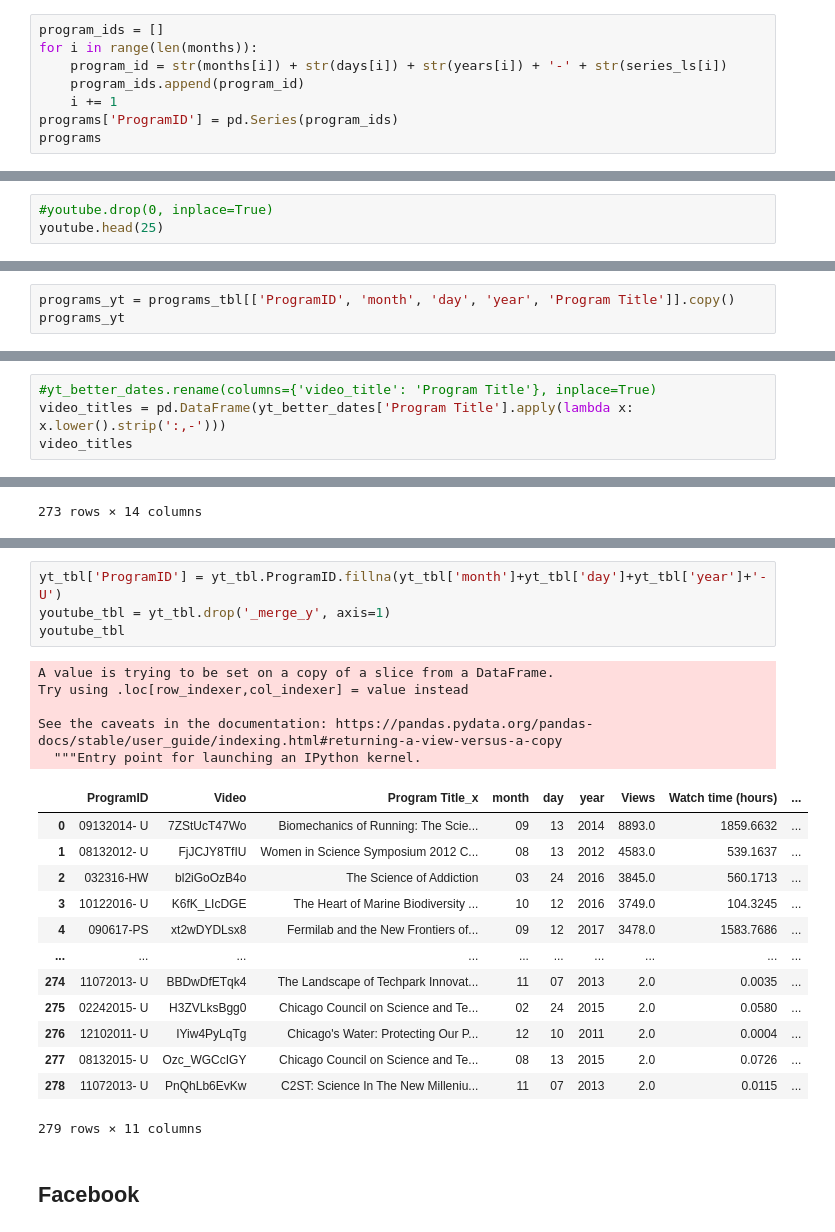
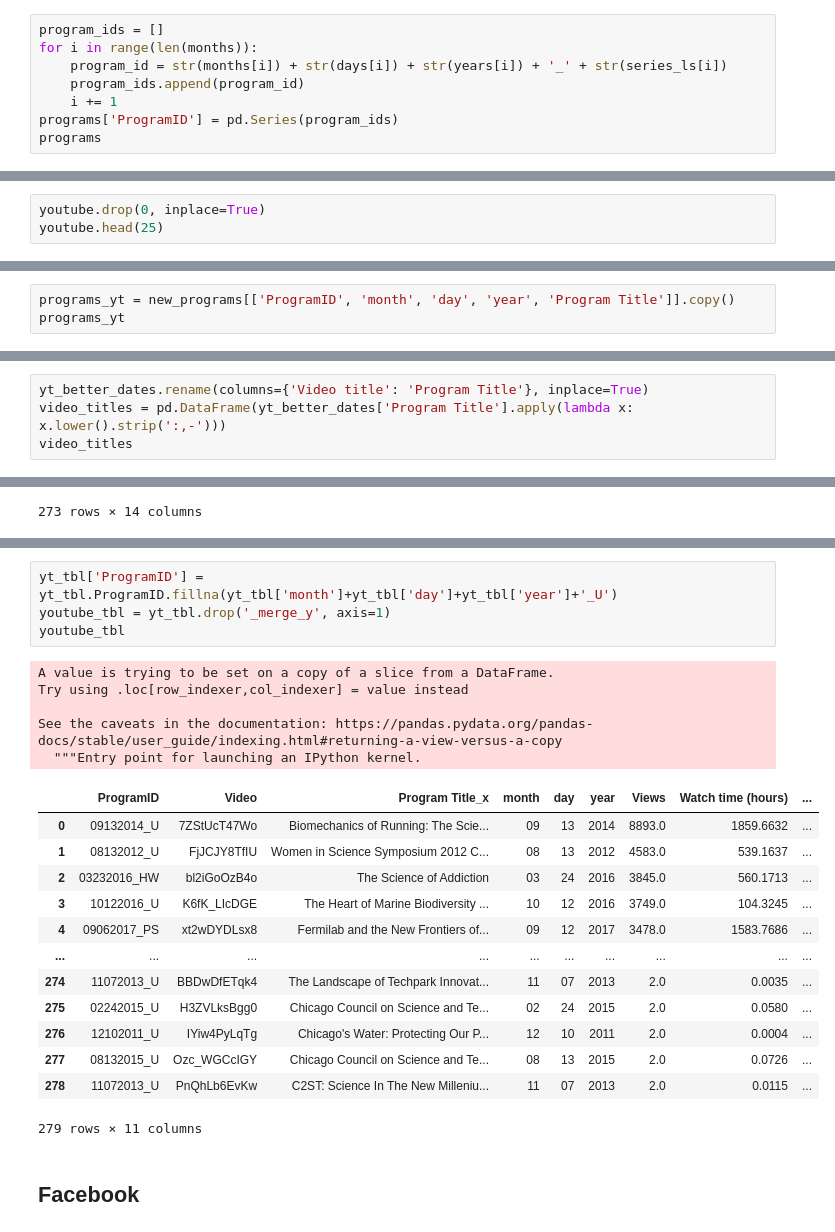
Before and after one commit to s-ryanlee/ChicagoCouncilSciTech, a Jupyter notebook: database/SI564Project_DataManipulation.ipynb, the cells around one changed output, grey strips where cells are left out. Cells and saved outputs as stored; diff of their text form.

```diff
--- a/database/SI564Project_DataManipulation.ipynb
+++ b/database/SI564Project_DataManipulation.ipynb
@@ -262,7 +266,7 @@ len(series_ls)
 # %%
 program_ids = []
 for i in range(len(months)):
-    program_id = str(months[i]) + str(days[i]) + str(years[i]) + '-' + str(series_ls[i])
+    program_id = str(months[i]) + str(days[i]) + str(years[i]) + '_' + str(series_ls[i])
     program_ids.append(program_id)
     i += 1
 programs['ProgramID'] = pd.Series(program_ids)
@@ -329,7 +334,7 @@ youtube
 | 273 | R1Pqri0rTJY | The Threat of Superbugs - Robert ... | Apr 29, 2015 | NaN | NaN | NaN | 1 | ... |
 274 rows × 8 columns
 # %%
-#youtube.drop(0, inplace=True)
+youtube.drop(0, inplace=True)
 youtube.head(25)
 # %% [output]
 |  | Video | Video title | Video publish time | Views | Watch time (hours) | Subscribers | Impressions | ... |
@@ -479,5 +482,5 @@ video
 # %%
-programs_yt = programs_tbl[['ProgramID', 'month', 'day', 'year', 'Program Title']].copy()
+programs_yt = new_programs[['ProgramID', 'month', 'day', 'year', 'Program Title']].copy()
 programs_yt
 # %% [output]
 |  | ProgramID | month | day | year | Program Title |
@@ -888,7 +887,7 @@ programs_tbl
 # %% [markdown]
 ## Youtube
 # %%
-#yt_better_dates.rename(columns={'video_title': 'Program Title'}, inplace=True)
+yt_better_dates.rename(columns={'Video title': 'Program Title'}, inplace=True)
 video_titles = pd.DataFrame(yt_better_dates['Program Title'].apply(lambda x: x.lower().strip(':,-')))
 video_titles
 # %% [output]
@@ -989,27 +988,27 @@ yt_tbl
 | 278 | NaN | PnQhLb6EvKw | C2ST: Science In The New Milleniu... | 11 | 07 | 2013 | 2.0 | 0.0115 | ... |
 279 rows × 12 columns
 # %%
-yt_tbl['ProgramID'] = yt_tbl.ProgramID.fillna(yt_tbl['month']+yt_tbl['day']+yt_tbl['year']+'-U')
+yt_tbl['ProgramID'] = yt_tbl.ProgramID.fillna(yt_tbl['month']+yt_tbl['day']+yt_tbl['year']+'_U')
 youtube_tbl = yt_tbl.drop('_merge_y', axis=1)
 youtube_tbl
 # %% [output]
 A value is trying to be set on a copy of a slice from a DataFrame.
 Try using .loc[row_indexer,col_indexer] = value instead
 
 See the caveats in the documentation: https://pandas.pydata.org/pandas-docs/stable/user_guide/indexing.html#returning-a-view-versus-a-copy
   """Entry point for launching an IPython kernel.
 |  | ProgramID | Video | Program Title_x | month | day | year | Views | Watch time (hours) | ... |
-| 0 | 09132014- U | 7ZStUcT47Wo | Biomechanics of Running: The Scie... | 09 | 13 | 2014 | 8893.0 | 1859.6632 | ... |
-| 1 | 08132012- U | FjJCJY8TfIU | Women in Science Symposium 2012 C... | 08 | 13 | 2012 | 4583.0 | 539.1637 | ... |
-| 2 | 032316-HW | bl2iGoOzB4o | The Science of Addiction | 03 | 24 | 2016 | 3845.0 | 560.1713 | ... |
-| 3 | 10122016- U | K6fK_LIcDGE | The Heart of Marine Biodiversity ... | 10 | 12 | 2016 | 3749.0 | 104.3245 | ... |
-| 4 | 090617-PS | xt2wDYDLsx8 | Fermilab and the New Frontiers of... | 09 | 12 | 2017 | 3478.0 | 1583.7686 | ... |
+| 0 | 09132014_U | 7ZStUcT47Wo | Biomechanics of Running: The Scie... | 09 | 13 | 2014 | 8893.0 | 1859.6632 | ... |
+| 1 | 08132012_U | FjJCJY8TfIU | Women in Science Symposium 2012 C... | 08 | 13 | 2012 | 4583.0 | 539.1637 | ... |
+| 2 | 03232016_HW | bl2iGoOzB4o | The Science of Addiction | 03 | 24 | 2016 | 3845.0 | 560.1713 | ... |
+| 3 | 10122016_U | K6fK_LIcDGE | The Heart of Marine Biodiversity ... | 10 | 12 | 2016 | 3749.0 | 104.3245 | ... |
+| 4 | 09062017_PS | xt2wDYDLsx8 | Fermilab and the New Frontiers of... | 09 | 12 | 2017 | 3478.0 | 1583.7686 | ... |
 | ... | ... | ... | ... | ... | ... | ... | ... | ... | ... |
-| 274 | 11072013- U | BBDwDfETqk4 | The Landscape of Techpark Innovat... | 11 | 07 | 2013 | 2.0 | 0.0035 | ... |
-| 275 | 02242015- U | H3ZVLksBgg0 | Chicago Council on Science and Te... | 02 | 24 | 2015 | 2.0 | 0.0580 | ... |
-| 276 | 12102011- U | IYiw4PyLqTg | Chicago's Water: Protecting Our P... | 12 | 10 | 2011 | 2.0 | 0.0004 | ... |
-| 277 | 08132015- U | Ozc_WGCcIGY | Chicago Council on Science and Te... | 08 | 13 | 2015 | 2.0 | 0.0726 | ... |
-| 278 | 11072013- U | PnQhLb6EvKw | C2ST: Science In The New Milleniu... | 11 | 07 | 2013 | 2.0 | 0.0115 | ... |
+| 274 | 11072013_U | BBDwDfETqk4 | The Landscape of Techpark Innovat... | 11 | 07 | 2013 | 2.0 | 0.0035 | ... |
+| 275 | 02242015_U | H3ZVLksBgg0 | Chicago Council on Science and Te... | 02 | 24 | 2015 | 2.0 | 0.0580 | ... |
+| 276 | 12102011_U | IYiw4PyLqTg | Chicago's Water: Protecting Our P... | 12 | 10 | 2011 | 2.0 | 0.0004 | ... |
+| 277 | 08132015_U | Ozc_WGCcIGY | Chicago Council on Science and Te... | 08 | 13 | 2015 | 2.0 | 0.0726 | ... |
+| 278 | 11072013_U | PnQhLb6EvKw | C2ST: Science In The New Milleniu... | 11 | 07 | 2013 | 2.0 | 0.0115 | ... |
 279 rows × 11 columns
 # %% [markdown]
 ## Facebook
```
Also changed, not shown: parts of 34 cells of this notebook.
